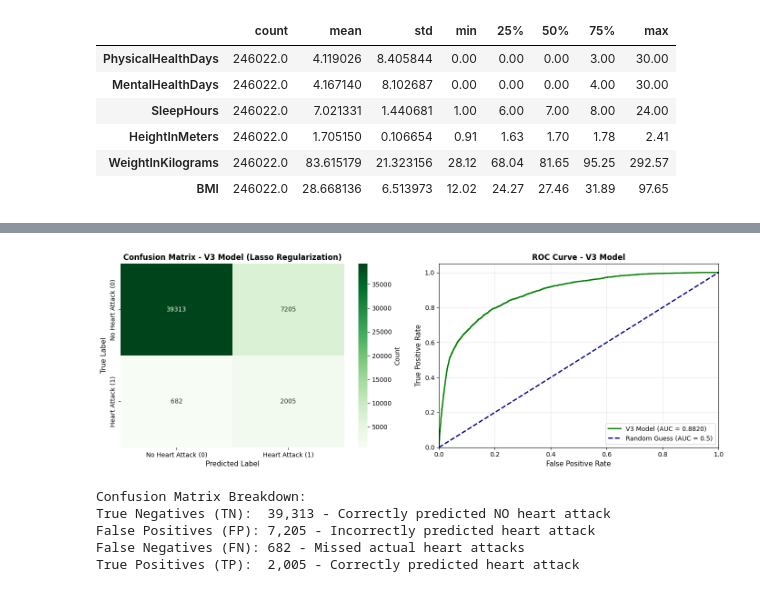
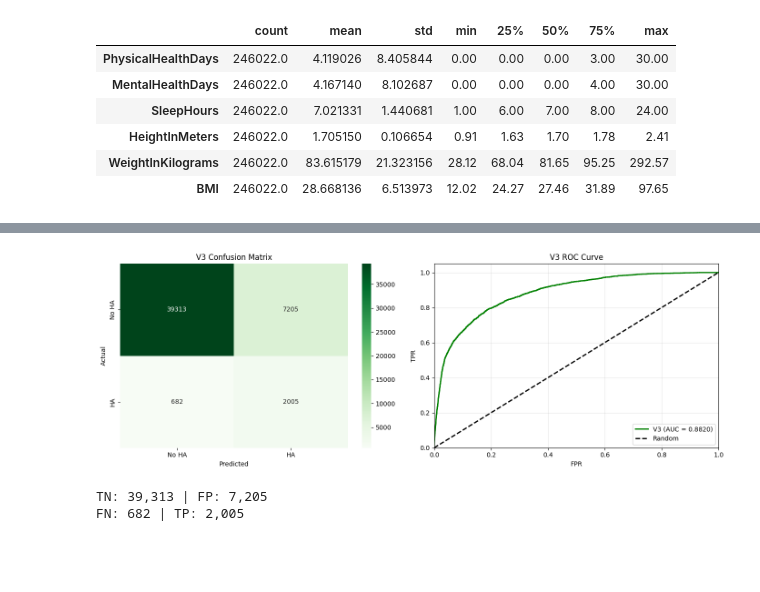
Before and after one commit to jaw039/COGS109_Indicators_of_Heart_Disease, a Jupyter notebook: jackie's Logistic model/heart_disease.ipynb, the cells around one changed output, grey strips where cells are left out. Saved outputs shown, nothing was run; the diff lists cells and outputs as text; code cells hidden in the pictures; blank space fills up the shorter version.

```diff
--- a/jackie's Logistic model/heart_disease.ipynb
+++ b/jackie's Logistic model/heart_disease.ipynb
@@ -539,37 +504,28 @@ Name: HadHeartAttack, dtype: float64
 # %%
-# Step 5: Create a bar plot showing top 15 correlations
+# visualize top correlations
 fig, ax = plt.subplots(figsize=(12, 8))
 
-# Get top 15 correlations
 top15_features = top15_corrs.head(15)
 features = top15_features.index
 values = top15_features.values
 
-# Create bar plot with colors based on positive/negative correlation
 colors_bar = ['#d62728' if v < 0 else '#2ca02c' for v in values]
 bars = ax.barh(range(len(features)), values, color=colors_bar, alpha=0.7, edgecolor='black')
 
-# Customize plot
 ax.set_yticks(range(len(features)))
 ax.set_yticklabels(features, fontsize=10)
-ax.set_xlabel('Correlation with Heart Attack', fontsize=12, fontweight='bold')
-ax.set_title('Top 15 Features by Correlation with Heart Attack (Training Set)',
-             fontsize=14, fontweight='bold')
+ax.set_xlabel('Correlation with Heart Attack')
+ax.set_title('Top 15 Features by Correlation')
 ax.axvline(0, color='black', linewidth=0.8)
 ax.grid(alpha=0.3, axis='x')
 
-# Add value labels on bars
 for i, (bar, val) in enumerate(zip(bars, values)):
     label_x = val + (0.005 if val > 0 else -0.005)
     ha = 'left' if val > 0 else 'right'
     ax.text(label_x, bar.get_y() + bar.get_height()/2, f'{val:.4f}',
-            ha=ha, va='center', fontsize=9, fontweight='bold')
+            ha=ha, va='center', fontsize=9)
 
-# Invert y-axis so highest correlation is on top
 ax.invert_yaxis()
-
 plt.tight_layout()
 plt.show()
-
-print("\n✓ Correlation analysis complete - using TRAINING SET ONLY to avoid data leakage!")
 # %% [output]
@@ -1601,45 +1218,35 @@ Best performer:      V3 with ROC-AUC = 0.8820
 # %%
-# V3 Visualization: Confusion Matrix and ROC Curve
 fig, axes = plt.subplots(1, 2, figsize=(14, 5))
 
-# Confusion Matrix
+# confusion matrix
 cm_v3 = confusion_matrix(y_test, y_pred_v3)
 sns.heatmap(cm_v3, annot=True, fmt='d', cmap='Greens', ax=axes[0],
-            xticklabels=['No Heart Attack (0)', 'Heart Attack (1)'],
-            yticklabels=['No Heart Attack (0)', 'Heart Attack (1)'],
-            cbar_kws={'label': 'Count'})
-axes[0].set_title('Confusion Matrix - V3 Model (Lasso Regularization)', fontsize=12, fontweight='bold')
-axes[0].set_ylabel('True Label', fontsize=11)
-axes[0].set_xlabel('Predicted Label', fontsize=11)
+            xticklabels=['No HA', 'HA'], yticklabels=['No HA', 'HA'])
+axes[0].set_title('V3 Confusion Matrix')
+axes[0].set_ylabel('Actual')
+axes[0].set_xlabel('Predicted')
 
-# ROC Curve
+# ROC
 fpr_v3, tpr_v3, _ = roc_curve(y_test, y_proba_v3)
 roc_auc_v3 = auc(fpr_v3, tpr_v3)
 
-axes[1].plot(fpr_v3, tpr_v3, color='green', lw=2,
-             label=f'V3 Model (AUC = {roc_auc_v3:.4f})')
-axes[1].plot([0, 1], [0, 1], color='navy', lw=2, linestyle='--', label='Random Guess (AUC = 0.5)')
+axes[1].plot(fpr_v3, tpr_v3, color='green', lw=2, label=f'V3 (AUC = {roc_auc_v3:.4f})')
+axes[1].plot([0, 1], [0, 1], 'k--', lw=2, label='Random')
 axes[1].set_xlim([0.0, 1.0])
 axes[1].set_ylim([0.0, 1.05])
-axes[1].set_xlabel('False Positive Rate', fontsize=11)
-axes[1].set_ylabel('True Positive Rate', fontsize=11)
-axes[1].set_title('ROC Curve - V3 Model', fontsize=12, fontweight='bold')
+axes[1].set_xlabel('FPR')
+axes[1].set_ylabel('TPR')
+axes[1].set_title('V3 ROC Curve')
 axes[1].legend(loc="lower right")
 axes[1].grid(alpha=0.3)
 
 plt.tight_layout()
 plt.show()
 
-print("\nConfusion Matrix Breakdown:")
-print(f"True Negatives (TN):  {cm_v3[0, 0]:,} - Correctly predicted NO heart attack")
-print(f"False Positives (FP): {cm_v3[0, 1]:,} - Incorrectly predicted heart attack")
-print(f"False Negatives (FN): {cm_v3[1, 0]:,} - Missed actual heart attacks")
-print(f"True Positives (TP):  {cm_v3[1, 1]:,} - Correctly predicted heart attack")
+print(f"TN: {cm_v3[0, 0]:,} | FP: {cm_v3[0, 1]:,}")
+print(f"FN: {cm_v3[1, 0]:,} | TP: {cm_v3[1, 1]:,}")
 # %% [output]
-[figure, old version]
+[figure, new version]
-Confusion Matrix Breakdown:
-True Negatives (TN):  39,313 - Correctly predicted NO heart attack
-False Positives (FP): 7,205 - Incorrectly predicted heart attack
-False Negatives (FN): 682 - Missed actual heart attacks
-True Positives (TP):  2,005 - Correctly predicted heart attack
+TN: 39,313 | FP: 7,205
+FN: 682 | TP: 2,005
 # %%
```
Also changed, not shown: parts of 52 cells of this notebook, 1 other file.
